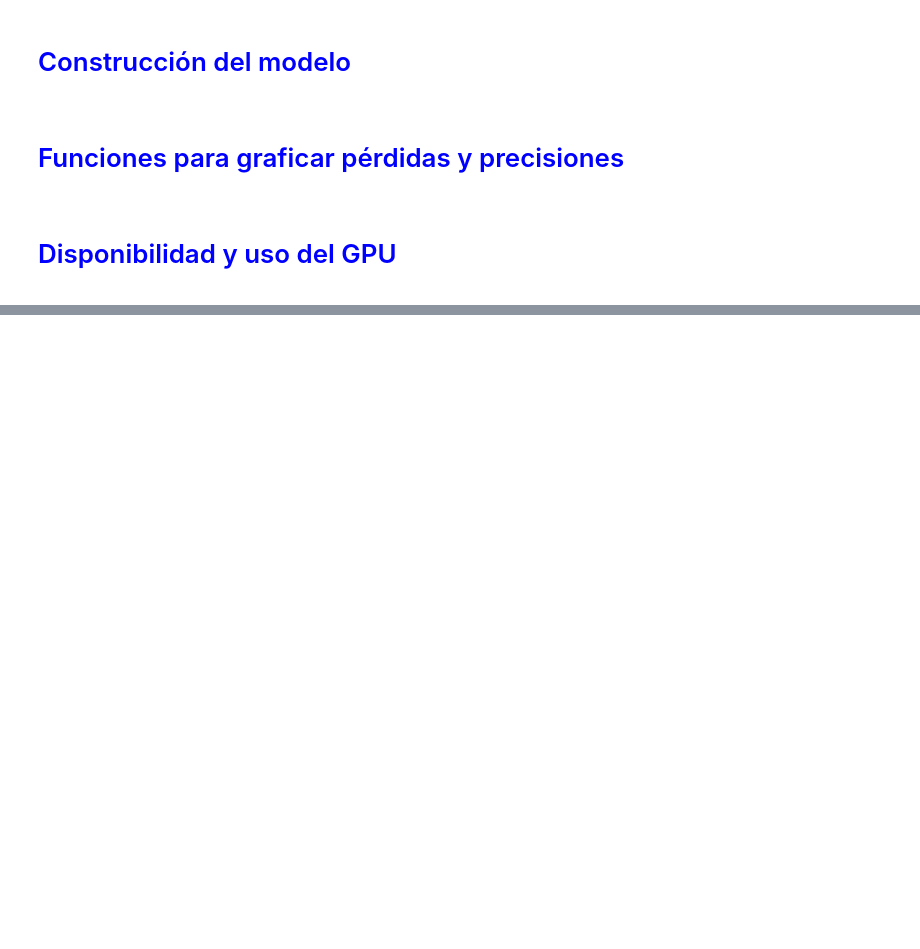
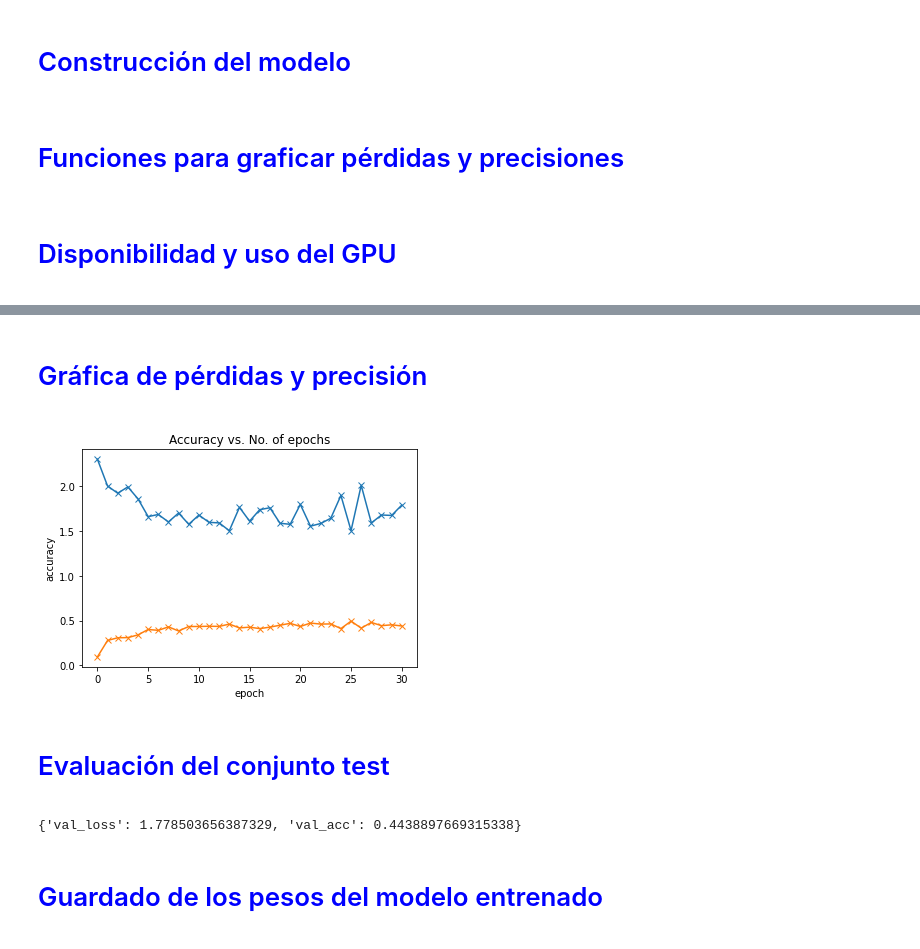
Before and after one commit to FelosRG/PytorchStockBot, a Jupyter notebook: Cifar_Pytorch.ipynb, the cells around one changed output, grey strips where cells are left out. Saved outputs shown, nothing was run; the diff lists cells and outputs as text; code cells hidden in the pictures; blank space fills up the shorter version.

```diff
--- a/Cifar_Pytorch.ipynb
+++ b/Cifar_Pytorch.ipynb
@@ -246,0 +251,33 @@ else:
+# %%
+input_size = 3*32*32
+output_size = 10
+
+class CIFAR10Model(ImageClassificationBase):
+    def __init__(self):
+        super().__init__()
+        self.linear1 = nn.Linear(input_size, 256)
+        self.linear2 = nn.Linear(256, 128)
+        self.linear3 = nn.Linear(128, output_size)
+
+    def forward(self, xb):
+        # Flatten images into vectors
+        out = xb.view(xb.size(0), -1)
+        # Apply layers & activation functions
+        out = self.linear1(out)
+        out = F.relu(out)
+        out = self.linear2(out)
+        out = F.relu(out)
+        out = self.linear3(out)
+        return out
+if torch.cuda.is_available()==True:
+    model = to_device(CIFAR10Model(), device)
+    history = [evaluate(model, val_loader)]
+    print(history)
+    epochs=30
+    history += fit(epochs, 1e-1, model, train_loader, val_loader)
+else:
+    model = CIFAR10Model()
+    history = [evaluate(model, val_loader)]
+    print(history)
+    epochs=30
+    history += fit(epochs, 1e-1, model, train_loader, val_loader)
@@ -246,0 +302,21 @@ else:
+# %% [markdown]
+<font color='BLUE'>
+
+# Gráfica de pérdidas y precisión
+# %%
+plot_losses(history)
+plot_accuracies(history)
+# %% [output]
+[figure, added]
+# %% [markdown]
+<font color='BLUE'>
+
+# Evaluación del conjunto test
+# %%
+evaluate(model, test_loader)
+# %% [output]
+{'val_loss': 1.778503656387329, 'val_acc': 0.4438897669315338}
+# %% [markdown]
+<font color='BLUE'>
+
+# Guardado de los pesos del modelo entrenado
```
Also changed, not shown: parts of 11 cells of this notebook.
